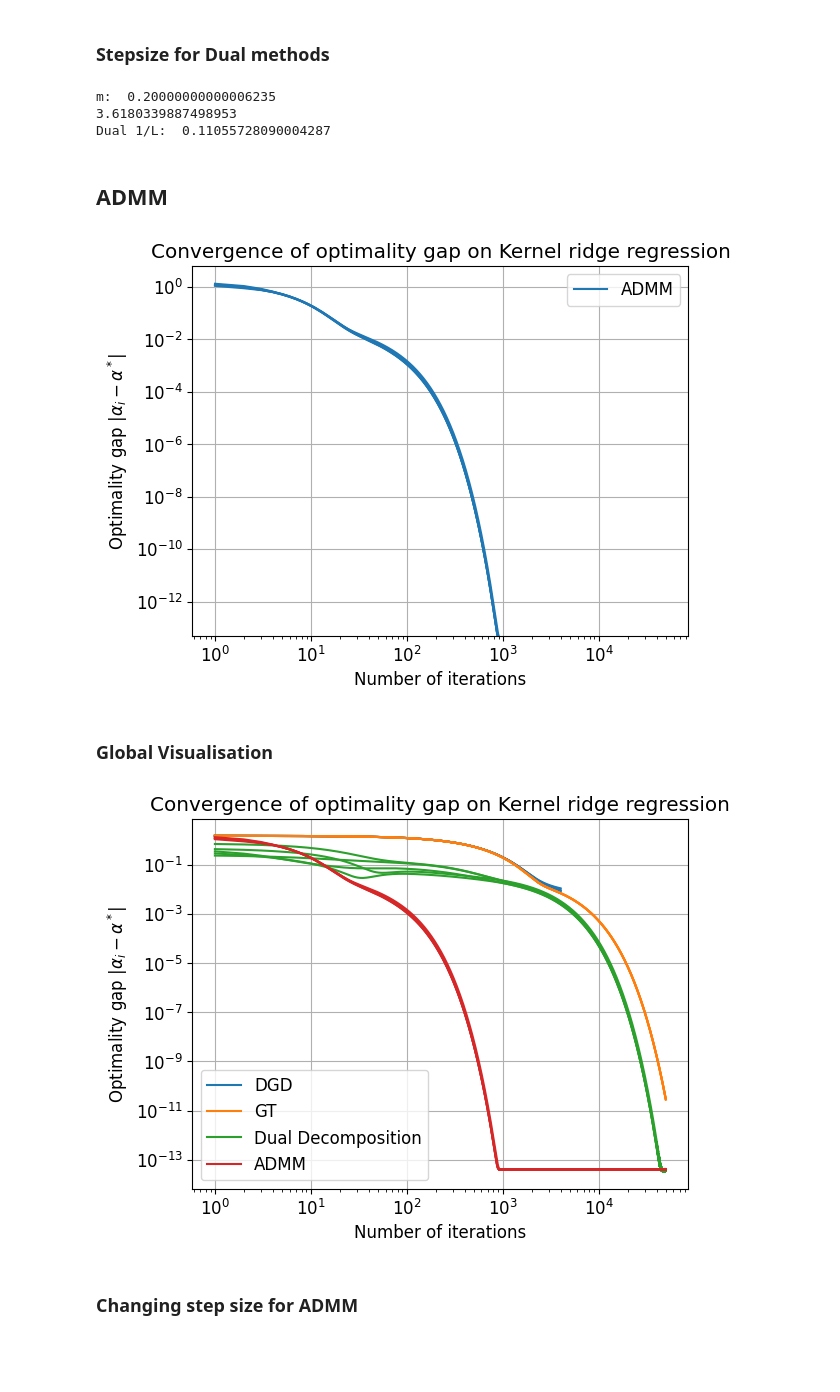
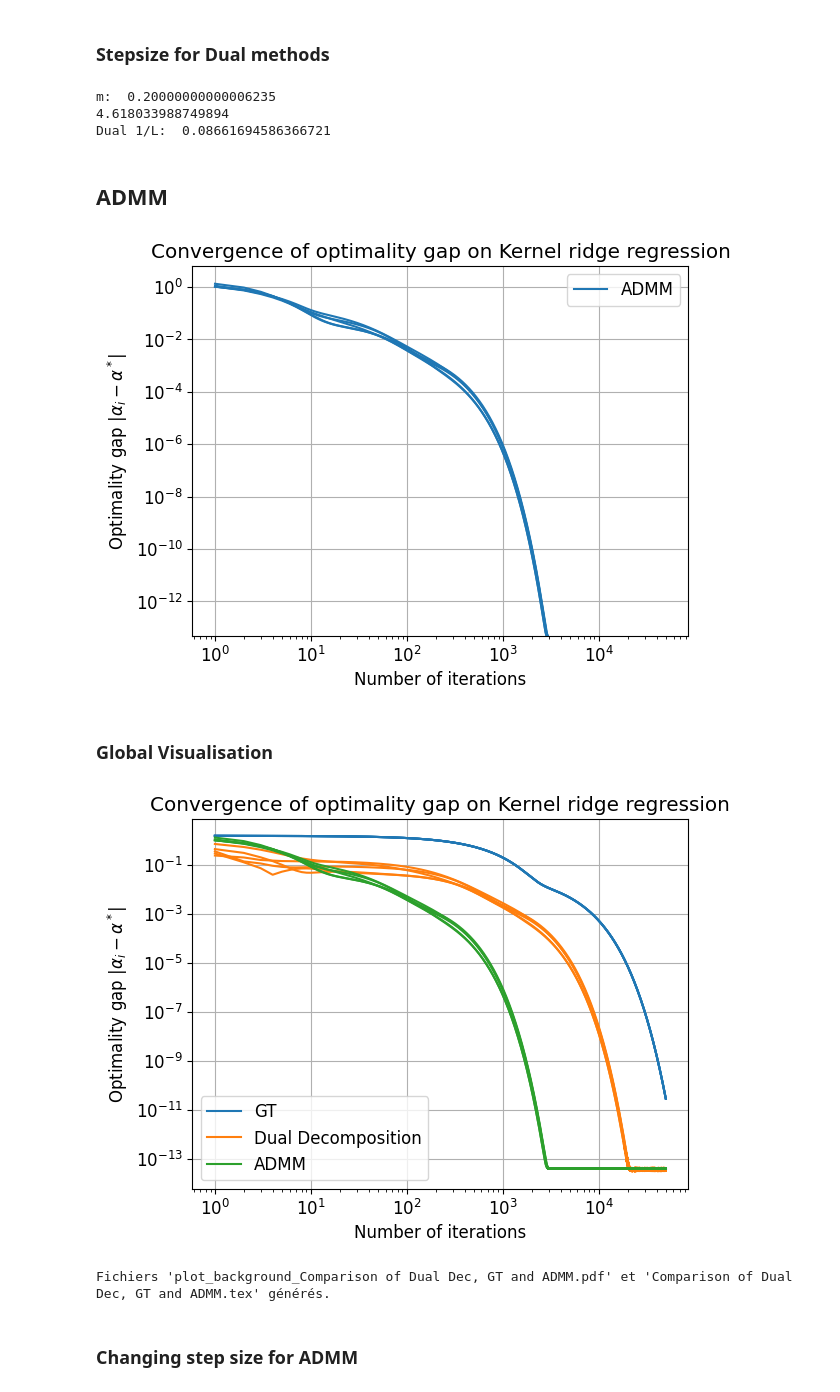
Before and after one commit to Loris-Manganelli/projet-cooperative-optimisation, a Jupyter notebook: Notebook.ipynb, the cells around one changed output. Saved outputs shown, nothing was run; the diff lists cells and outputs as text; code cells hidden in the pictures; blank space fills up the shorter version.

```diff
--- a/Notebook.ipynb
+++ b/Notebook.ipynb
@@ -28,7 +28,7 @@ A_fully_connected = np.ones([a,a])-np.eye(a) #adjency matrix
 A_line = np.array([[0, 1, 0, 0, 0], [1, 0, 1, 0, 0], [0, 1, 0, 1, 0], [0, 0, 1, 0, 1], [0, 0, 0, 1, 0]])
 A_small_world = np.array([[0, 1, 0, 0, 1], [1, 0, 1, 0, 0], [0, 1, 0, 1, 0], [0, 0, 1, 0, 1], [1, 0, 0, 1, 0]])
 A_non_trivial=A = np.array([[0, 1, 1, 0, 0],[1, 0, 1, 1, 0],[1, 1, 0, 0, 1],[0, 1, 0, 0, 1],[0, 0, 1, 1, 0]])
-W = construct_W(A_fully_connected)
+W = construct_W(A_non_trivial)
 # %%
 ## DATA PREPARATION
 x = x[:num_points]
@@ -133,10 +133,10 @@ Fichiers 'plot_background_DGD_GT.pdf' et 'DGD_GT.tex' générés.
 ### Dual decomposition (peer to peer)
 # %%
 # Intialization
-A = A_fully_connected
+A = A_non_trivial
 multipliers_0 = np.zeros([int(np.sum(A)/2),m]) # Initialization of the multipliers for dual decomposition
 n_iter = 50000
-step_size = 0.01
+step_size = 0.07
 # %%
 alpha_dualdecomp, multipliers = dual_decomposition(multipliers_0, K_a, K_mm, y_a, A, sigma=0.5, nu=1.0, max_iter=n_iter, lr=step_size)
 make_gap_graph(alpha, {'Dual Decomposition': alpha_dualdecomp},pdf=False,precisionlimit=5e-14)
@@ -167,7 +163,7 @@ Conv_m=np.min([np.min(np.linalg.eigvalsh(h)) for h in H])
 L=np.max([np.max(np.linalg.eigvalsh(h)) for h in H])
 print("m: ",Conv_m)
 Liste=[]
-inc=incidence_oriented(A_line)
+inc=incidence_oriented(A_non_trivial)
 AA=inc
 sing=np.max(np.linalg.eigvalsh(AA@np.transpose(AA)))
 sing2=np.min(np.linalg.det(np.transpose(AA)@AA))
@@ -175,32 +171,32 @@ print(sing)
 print("Dual 1/L: ",2*Conv_m/sing)
 # %% [output]
 m:  0.20000000000006235
-3.6180339887498953
-Dual 1/L:  0.11055728090004287
+4.618033988749894
+Dual 1/L:  0.08661694586366721
 # %% [markdown]
 ## ADMM
 # %%
 # Intialization
-A = np.ones([a,a])- np.eye(a)
+Adj = A_non_trivial
 multipliers_0 = np.zeros([int(np.sum(A)/2),m]) # Initialization of the multipliers for dual decomposition
 n_iter = 50000
 egalizers_0 = np.zeros((int(np.sum(A)/2),m)) # Initialization of the egalizers for dual decomposition
 beta = 1
-alpha_admm, multipliers_admm = ADMM(multipliers_0, egalizers_0, beta=beta, K_a=K_a, K_mm=K_mm, y_a=y_a, A=np.ones([a,a])-np.eye(a), sigma=0.5, nu=1.0, max_iter=n_iter)
+alpha_admm, multipliers_admm = ADMM(multipliers_0, egalizers_0, beta=beta, K_a=K_a, K_mm=K_mm, y_a=y_a, A=Adj, sigma=0.5, nu=1.0, max_iter=n_iter)
 make_gap_graph(alpha, {'ADMM': alpha_admm},pdf=False,precisionlimit=5e-14)
 # %% [output]
-[figure, old version]
+[figure, new version]
 # %% [markdown]
 ### Global Visualisation
 # %%
-
-
-alphaDict = {'DGD': alpha_dgd, 'GT': alpha_gt, 'Dual Decomposition': alpha_dualdecomp, 'ADMM': alpha_admm}
+alphaDict = {'GT': alpha_gt, 'Dual Decomposition': alpha_dualdecomp, 'ADMM': alpha_admm}
 
 #make_reconstruction_graph(x[:num_points],y[:num_points], alpha, alpha_dgd[-1], ind, selection=True, n_iter=n_iter, method_name="DGD", nt=250, agent_index=0)
 make_gap_graph(alpha, alphaDict,pdf=False)
+make_gap_graph_with_tikz(alpha, alphaDict, A_non_trivial, A_non_trivial, lr=None,title="Comparison of Dual Dec, GT and ADMM")
 # %% [output]
-[figure, old version]
+[figure, new version]
+Fichiers 'plot_background_Comparison of Dual Dec, GT and ADMM.pdf' et 'Comparison of Dual Dec, GT and ADMM.tex' générés.
 # %% [markdown]
 ### Changing step size for ADMM
 # %%
```
Also changed, not shown: parts of 7 cells of this notebook, 13 other files.
